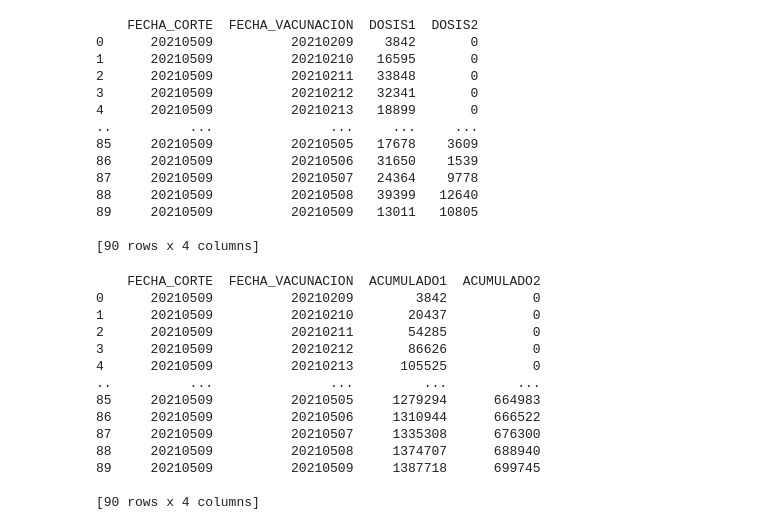
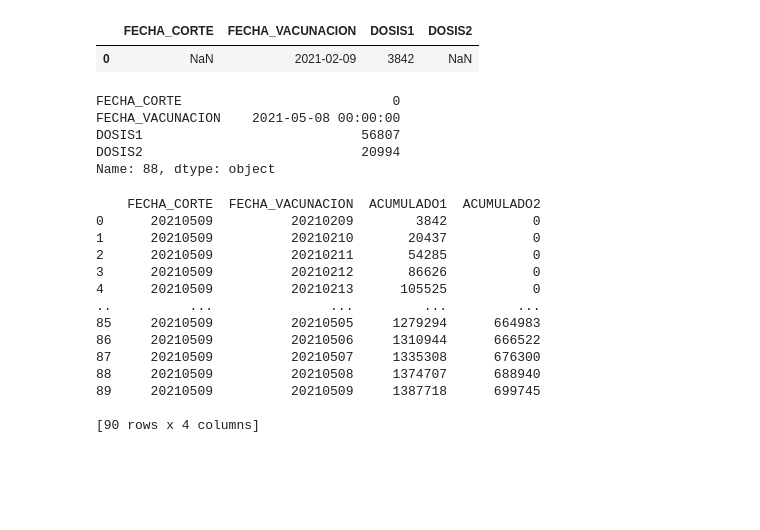
Before and after one commit to annaabsi/git-scraper-vacunacion, a Jupyter notebook: notebooks/scraper.ipynb, the cells around one changed output. Drawn from its saved outputs; the diff is of its cells as text; code cells hidden in the pictures; blank space fills up the shorter version.

```diff
--- a/notebooks/scraper.ipynb
+++ b/notebooks/scraper.ipynb
@@ -44,0 +64,19 @@ df
+# %%
+df_ambas_dosis_columnas=pd.DataFrame(columns=['FECHA_CORTE','FECHA_VACUNACION','DOSIS1','DOSIS2'])
+df_ambas_dosis_columnas['FECHA_VACUNACION']=df_ambas_dosis['FECHA_VACUNACION'].unique()
+
+
+for day in df_ambas_dosis_columnas['FECHA_VACUNACION']:
+
+    day_fixed=day.strftime('%Y-%m-%d')
+    try:
+        # DOSIS1
+        value=df_ambas_dosis.loc[((df_ambas_dosis['FECHA_VACUNACION']==day_fixed)&
+                                (df_ambas_dosis['DOSIS']==1))]['SEXO'].values[0]
+        df_ambas_dosis_columnas.loc[df_ambas_dosis_columnas['FECHA_VACUNACION']==day_fixed,'DOSIS1']=value
+        # DOSIS2
+        value=df_ambas_dosis.loc[((df_ambas_dosis['FECHA_VACUNACION']==day_fixed)&
+                                (df_ambas_dosis['DOSIS']==2))]['SEXO'].values[0]
+        df_ambas_dosis_columnas.loc[df_ambas_dosis_columnas['FECHA_VACUNACION']==day_fixed,'DOSIS2']=value
+    except Exception as e:
+        print(day_fixed,e)
@@ -45,24 +101,23 @@ df
+# %%
+df_ambas_dosis_columnas[df_ambas_dosis_columnas['FECHA_VACUNACION']=='2021-02-09']
+# %% [output]
+|  | FECHA_CORTE | FECHA_VACUNACION | DOSIS1 | DOSIS2 |
+| 0 | NaN | 2021-02-09 | 3842 | NaN |
+# %%
+df_ambas_dosis_columnas=df_ambas_dosis_columnas.fillna(0)
+df_ambas_dosis_columnas.iloc[88]
+# %% [output]
+FECHA_CORTE                           0
+FECHA_VACUNACION    2021-05-08 00:00:00
+DOSIS1                            56807
+DOSIS2                            20994
+Name: 88, dtype: object
 # %%
 # Please write the full query on one line
 # DOSIS 1 y 2
 query_dosis="""select FECHA_CORTE, FECHA_VACUNACION, count (case when DOSIS = 1 then 1 end) as DOSIS1, count (case when DOSIS = 2 then 1 end) as DOSIS2 from df group by FECHA_VACUNACION """
-result_query_dosis=ps.sqldf(query_dosis,locals())
+result_query_dosis=pd.read_sql(query_dosis,locals())
 print(ps.sqldf(query_dosis,locals()))
-# %% [output]
-    FECHA_CORTE  FECHA_VACUNACION  DOSIS1  DOSIS2
-0      20210509          20210209    3842       0
-1      20210509          20210210   16595       0
-2      20210509          20210211   33848       0
-3      20210509          20210212   32341       0
-4      20210509          20210213   18899       0
-..          ...               ...     ...     ...
-85     20210509          20210505   17678    3609
-86     20210509          20210506   31650    1539
-87     20210509          20210507   24364    9778
-88     20210509          20210508   39399   12640
-89     20210509          20210509   13011   10805
-
-[90 rows x 4 columns]
 # %%
 # Please write the full query on one line
 # ACUMULADOS DOSIS 1 Y 2
```
Also changed, not shown: parts of 10 cells of this notebook.
